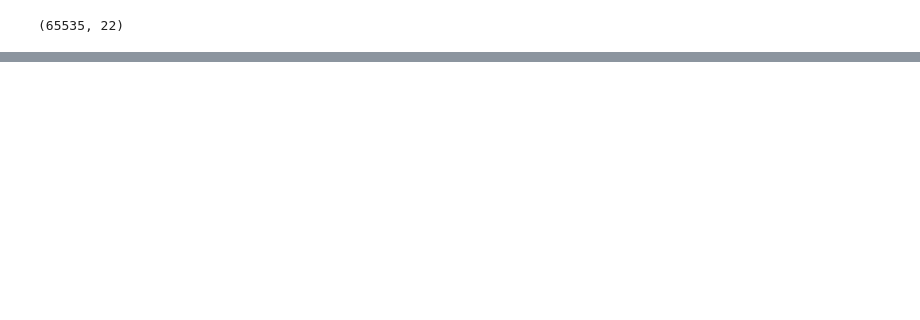
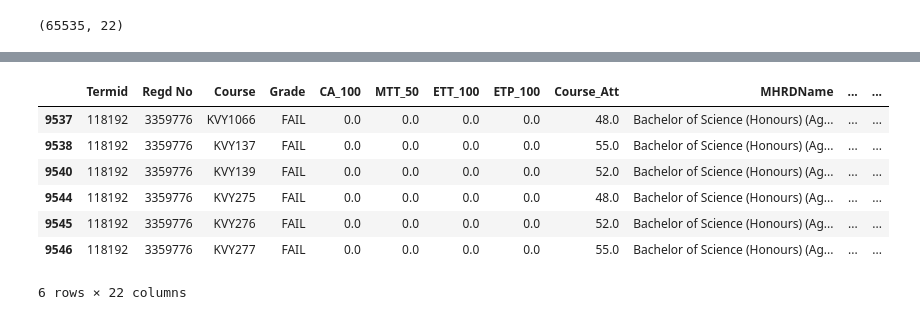
Before and after one commit to shivachandrakante/Classifying-weather-Student-will-Pass-the-Exam-or-Not, a Jupyter notebook: Project Sem 2.ipynb, the cells around one changed output, grey strips where cells are left out. Cells and saved outputs as stored; diff of their text form; code cells hidden in the pictures; blank space fills up the shorter version.

```diff
--- a/Project Sem 2.ipynb
+++ b/Project Sem 2.ipynb
@@ -9,0 +77,12 @@ df.shape
+# %%
+result=data[data['Grade']=='FAIL']
+result
+# %% [output]
+|  | Termid | Regd No | Course | Grade | CA_100 | MTT_50 | ETT_100 | ETP_100 | Course_Att | MHRDName | ... | ... |
+| 9537 | 118192 | 3359776 | KVY1066 | FAIL | 0.0 | 0.0 | 0.0 | 0.0 | 48.0 | Bachelor of Science (Honours) (Ag... | ... | ... |
+| 9538 | 118192 | 3359776 | KVY137 | FAIL | 0.0 | 0.0 | 0.0 | 0.0 | 55.0 | Bachelor of Science (Honours) (Ag... | ... | ... |
+| 9540 | 118192 | 3359776 | KVY139 | FAIL | 0.0 | 0.0 | 0.0 | 0.0 | 52.0 | Bachelor of Science (Honours) (Ag... | ... | ... |
+| 9544 | 118192 | 3359776 | KVY275 | FAIL | 0.0 | 0.0 | 0.0 | 0.0 | 48.0 | Bachelor of Science (Honours) (Ag... | ... | ... |
+| 9545 | 118192 | 3359776 | KVY276 | FAIL | 0.0 | 0.0 | 0.0 | 0.0 | 52.0 | Bachelor of Science (Honours) (Ag... | ... | ... |
+| 9546 | 118192 | 3359776 | KVY277 | FAIL | 0.0 | 0.0 | 0.0 | 0.0 | 55.0 | Bachelor of Science (Honours) (Ag... | ... | ... |
+6 rows × 22 columns
```
Also changed, not shown: parts of 37 cells of this notebook.
